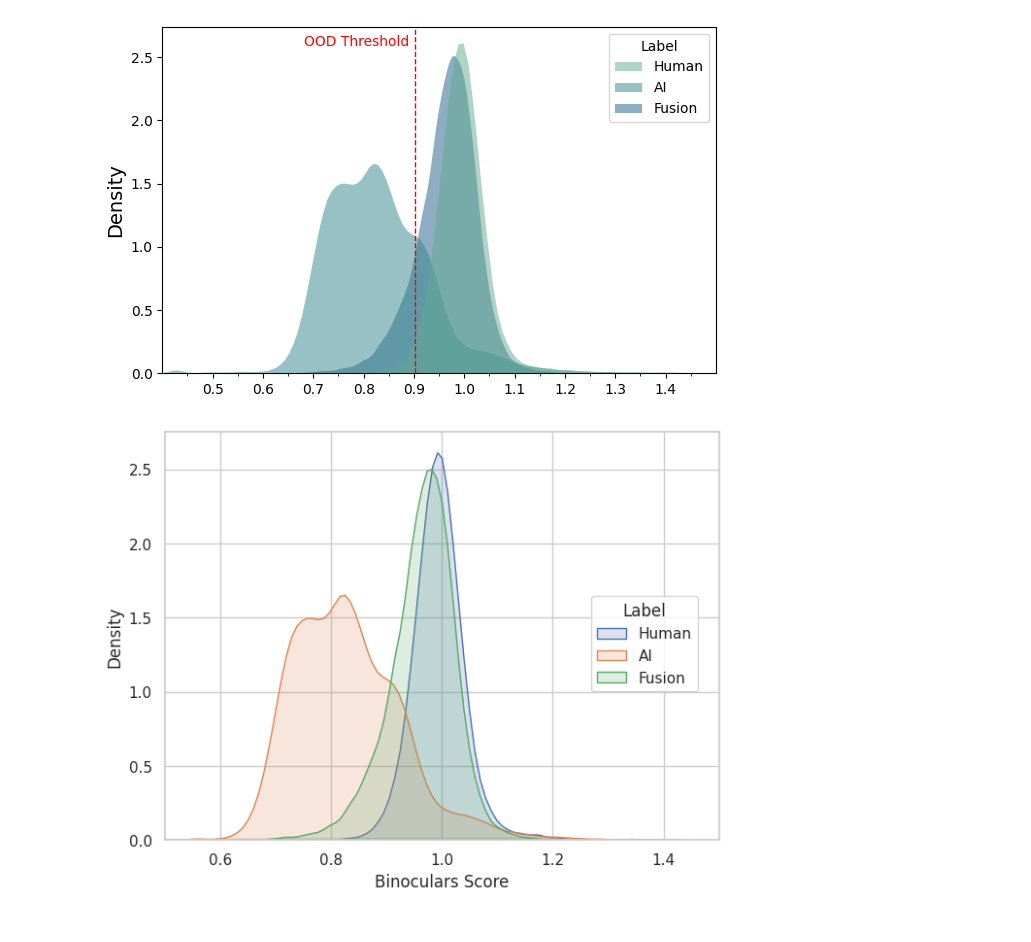
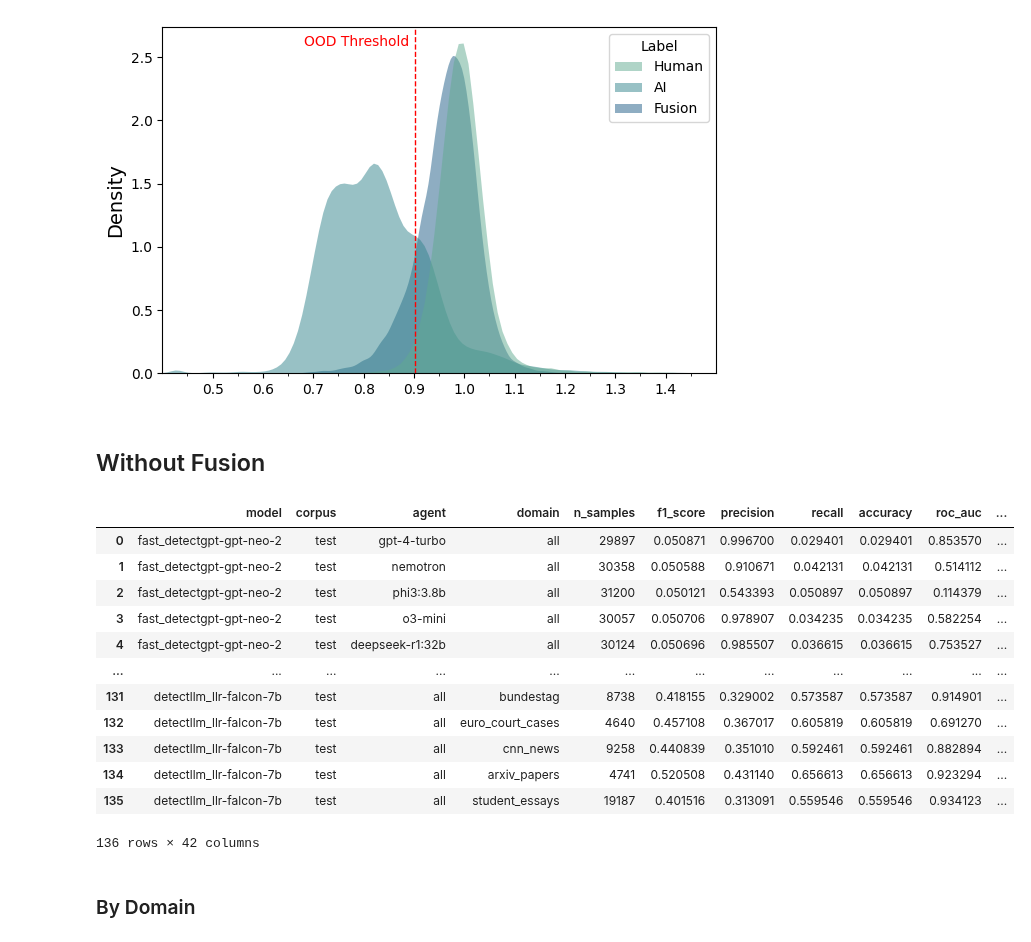
Before and after one commit to TheItCrOw/PrismAI, a Jupyter notebook: src/lrec_2026-GhostWriter-baselines-eval.ipynb, the cells around one changed output. Saved outputs shown, nothing was run; the diff lists cells and outputs as text; code cells hidden in the pictures.

```diff
--- a/src/lrec_2026-GhostWriter-baselines-eval.ipynb
+++ b/src/lrec_2026-GhostWriter-baselines-eval.ipynb
@@ -473,28 +471,22 @@ plt.savefig("../figures/binoculars-score_distribution-all_domains_and_agents.pgf
 plt.show()
 # %% [output]
 [figure]
-# %%
-
-o = (
-    so.Plot(plot_df, x="y_score", color="label")
-    .add(
-        so.Area(),
-        so.KDE(),
-    )
-    .limit(x=(0.5, 1.5))
-    .label(
-        x="Binoculars Score",
-        y="Density",
-        color="Label",
-        # title="Distribution of Binoculars Scores by Label",
-    )
-    .theme(
-        axes_style("whitegrid")
-        # | {"axes.edgecolor": "slategrey", "grid.color": "slategrey"}
-    )
-    .layout(engine="constrained")
-)
-o.save
-o.show()
-# %% [output]
-[figure, removed]
+# %% [markdown]
+## Without Fusion
+# %%
+df = run_ghostwriter_eval(dataframes, binarize_fusion=binarize_drop_fusion)
+df
+# %% [output]
+|  | model | corpus | agent | domain | n_samples | f1_score | precision | recall | accuracy | roc_auc | ... |
+| 0 | fast_detectgpt-gpt-neo-2 | test | gpt-4-turbo | all | 29897 | 0.050871 | 0.996700 | 0.029401 | 0.029401 | 0.853570 | ... |
+| 1 | fast_detectgpt-gpt-neo-2 | test | nemotron | all | 30358 | 0.050588 | 0.910671 | 0.042131 | 0.042131 | 0.514112 | ... |
+| 2 | fast_detectgpt-gpt-neo-2 | test | phi3:3.8b | all | 31200 | 0.050121 | 0.543393 | 0.050897 | 0.050897 | 0.114379 | ... |
+| 3 | fast_detectgpt-gpt-neo-2 | test | o3-mini | all | 30057 | 0.050706 | 0.978907 | 0.034235 | 0.034235 | 0.582254 | ... |
+| 4 | fast_detectgpt-gpt-neo-2 | test | deepseek-r1:32b | all | 30124 | 0.050696 | 0.985507 | 0.036615 | 0.036615 | 0.753527 | ... |
+| ... | ... | ... | ... | ... | ... | ... | ... | ... | ... | ... | ... |
+| 131 | detectllm_llr-falcon-7b | test | all | bundestag | 8738 | 0.418155 | 0.329002 | 0.573587 | 0.573587 | 0.914901 | ... |
+| 132 | detectllm_llr-falcon-7b | test | all | euro_court_cases | 4640 | 0.457108 | 0.367017 | 0.605819 | 0.605819 | 0.691270 | ... |
+| 133 | detectllm_llr-falcon-7b | test | all | cnn_news | 9258 | 0.440839 | 0.351010 | 0.592461 | 0.592461 | 0.882894 | ... |
+| 134 | detectllm_llr-falcon-7b | test | all | arxiv_papers | 4741 | 0.520508 | 0.431140 | 0.656613 | 0.656613 | 0.923294 | ... |
+| 135 | detectllm_llr-falcon-7b | test | all | student_essays | 19187 | 0.401516 | 0.313091 | 0.559546 | 0.559546 | 0.934123 | ... |
+136 rows × 42 columns
@@ -500,0 +505,2 @@ o.show()
+# %% [markdown]
+### By Domain
```
Also changed, not shown: parts of 39 cells of this notebook.
